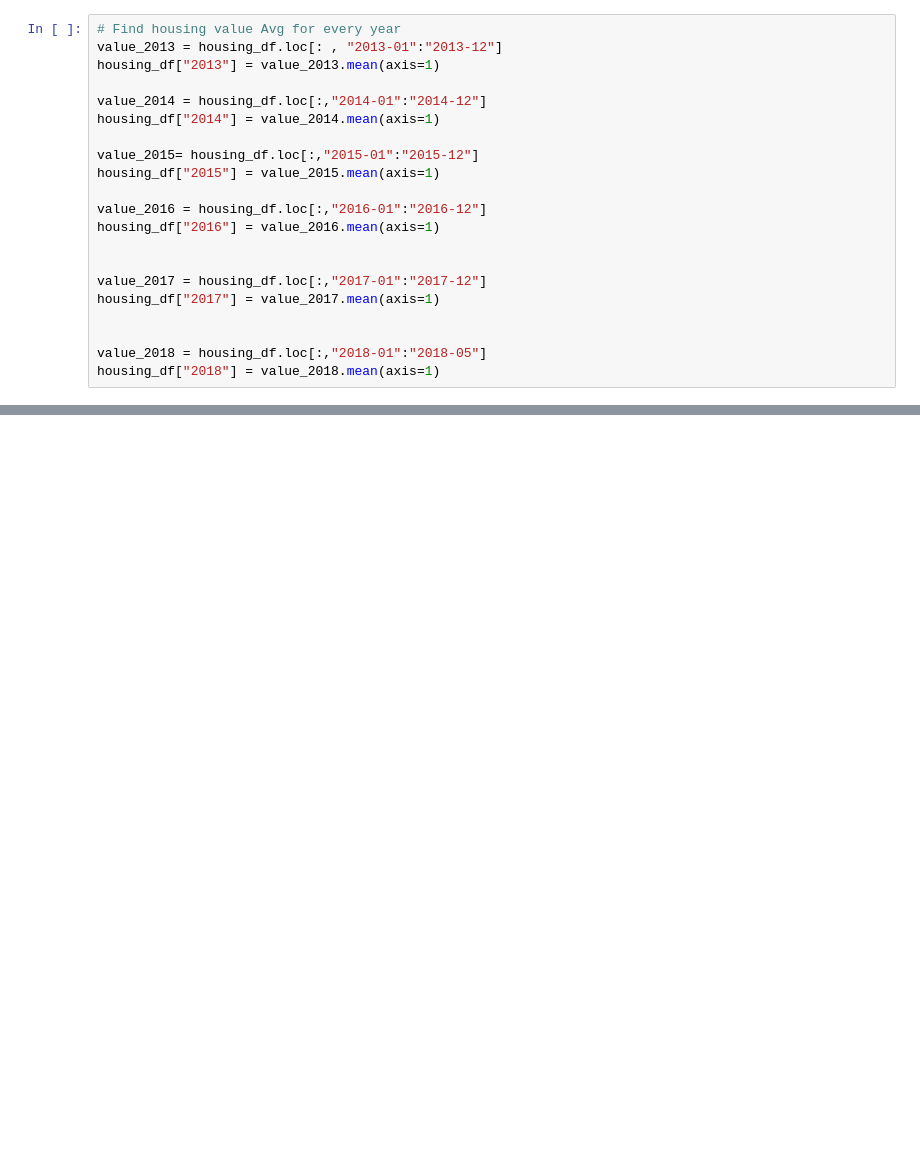
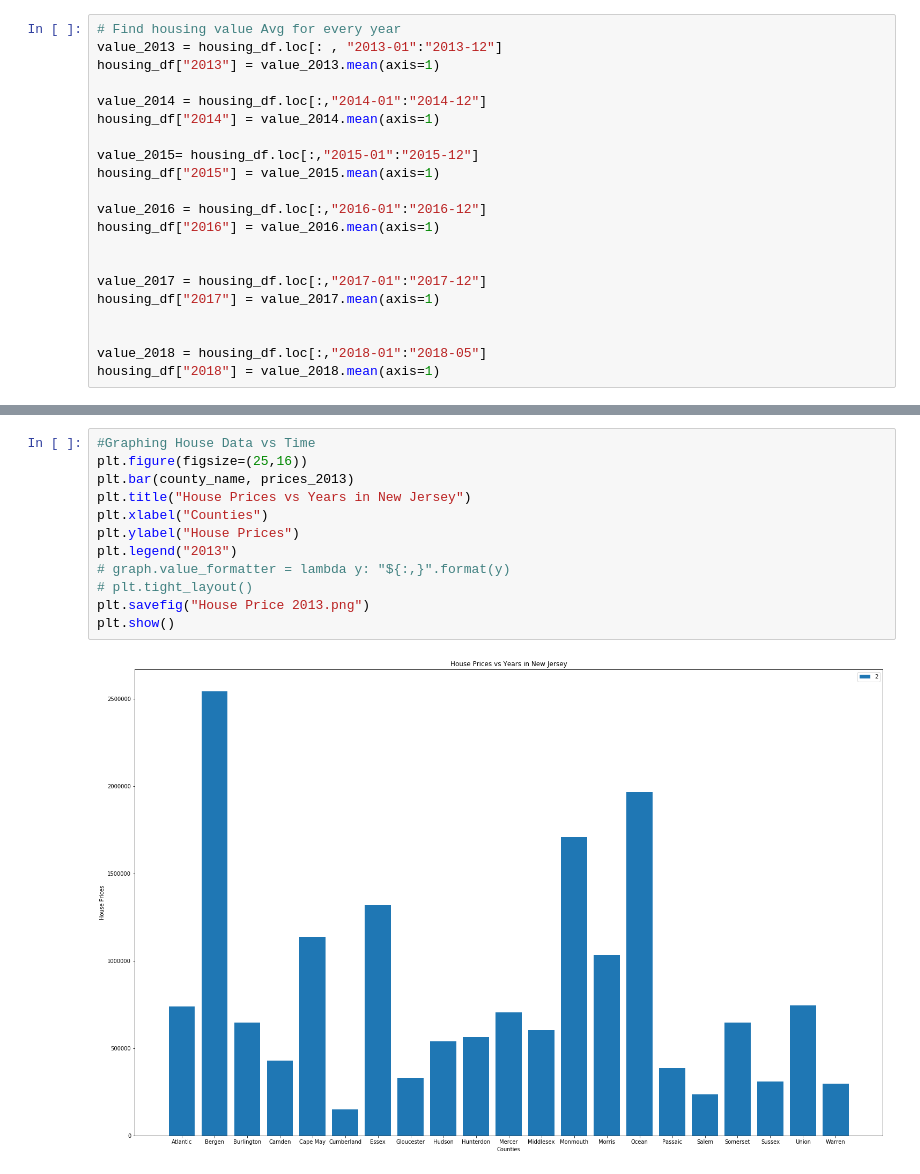
Before and after one commit to sk1won/RUDS_Project_1, a Jupyter notebook: Housing_data/Housing_info.ipynb, the cells around one changed output, grey strips where cells are left out. Cells and saved outputs as stored; diff of their text form; blank space fills up the shorter version.

Commit message:
Graphs Analysis Added

```diff
--- a/Housing_data/Housing_info.ipynb
+++ b/Housing_data/Housing_info.ipynb
@@ -116,0 +119,14 @@ housing_state
+# %%
+#Graphing House Data vs Time
+plt.figure(figsize=(25,16))
+plt.bar(county_name, prices_2013)
+plt.title("House Prices vs Years in New Jersey")
+plt.xlabel("Counties")
+plt.ylabel("House Prices")
+plt.legend("2013")
+# graph.value_formatter = lambda y: "${:,}".format(y)
+# plt.tight_layout()
+plt.savefig("House Price 2013.png")
+plt.show()
+# %% [output]
+[figure, added]
```
Also changed, not shown: parts of 13 cells of this notebook, 7 other files.
